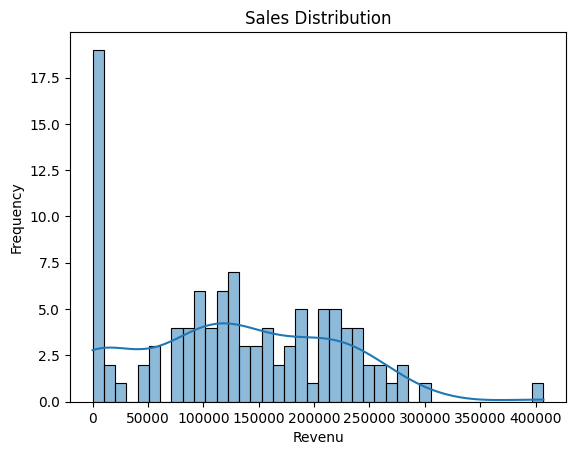
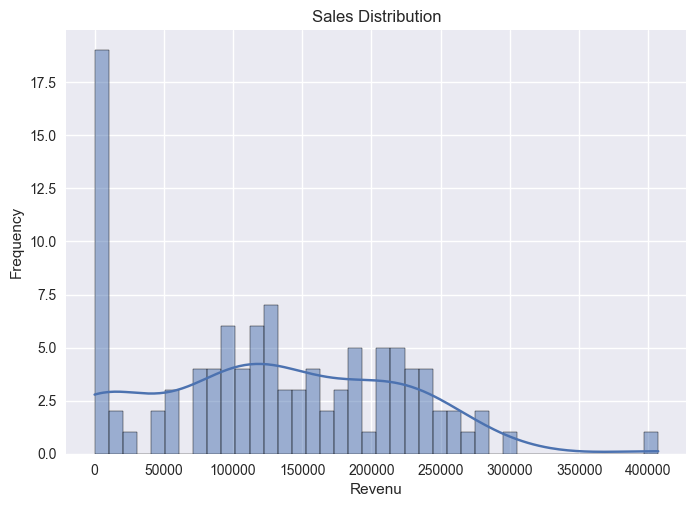
Unified diff of the notebook cell whose output changed from the first chart to the second:
--- before
+++ after
@@ -1,8 +1,10 @@
-import matplotlib.pyplot as plt
-import seaborn as sns
-
 sns.histplot(weekly_sales["revenue"], bins=40, kde=True)
 plt.title("Sales Distribution")
 plt.xlabel("Revenu")
 plt.ylabel("Frequency")
+
+plt.savefig(
+    r"C:\Professional_project\Olist_Machine_Learning\Images\sales_distribution",
+    bbox_inches="tight")
+
 plt.show()

Commit: agregar README